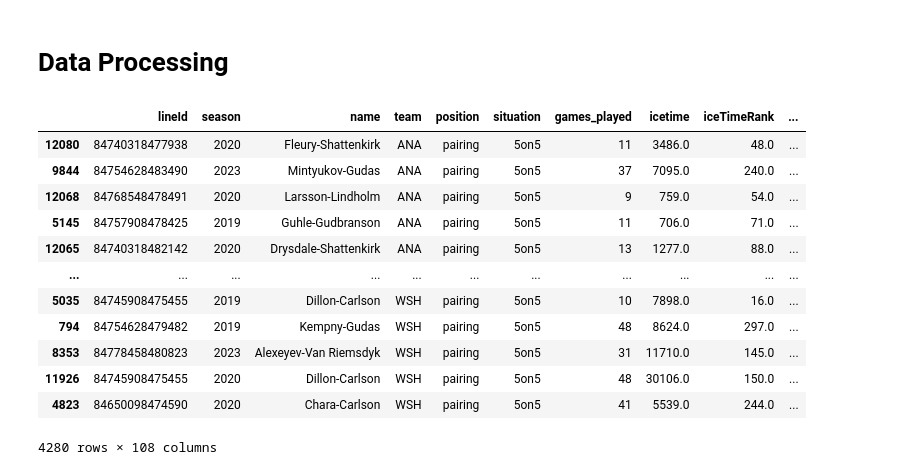
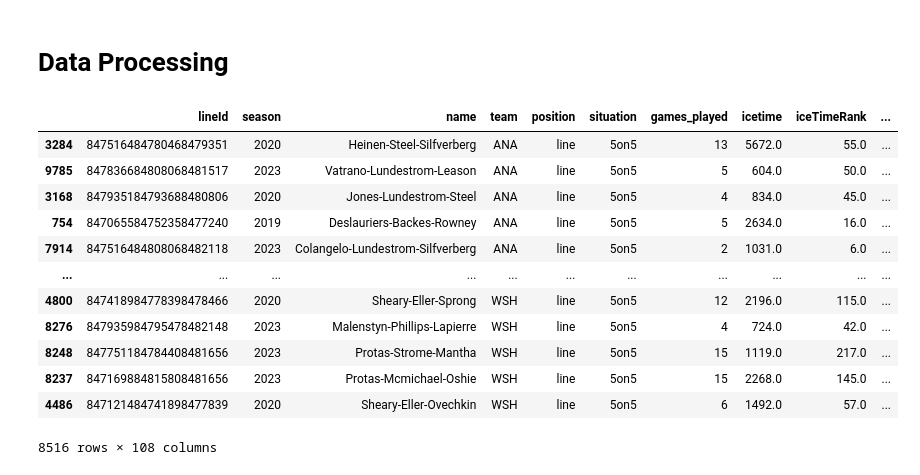
Before and after one commit to emrkel/NHL-Line-Optimisation, a Jupyter notebook: dataWrangling.ipynb, the cells around one changed output. Saved outputs shown, nothing was run; the diff lists cells and outputs as text; code cells hidden in the pictures.

```diff
--- a/dataWrangling.ipynb
+++ b/dataWrangling.ipynb
@@ -253,21 +271,21 @@ teams
 # %%
 # LINES
 
 forwardLines = lines[lines['position'] == 'line']
 dpairings = lines[lines['position'] == 'pairing']
 
-dpairings
+forwardLines
 # %% [output]
 |  | lineId | season | name | team | position | situation | games_played | icetime | iceTimeRank | ... |
-| 12080 | 84740318477938 | 2020 | Fleury-Shattenkirk | ANA | pairing | 5on5 | 11 | 3486.0 | 48.0 | ... |
-| 9844 | 84754628483490 | 2023 | Mintyukov-Gudas | ANA | pairing | 5on5 | 37 | 7095.0 | 240.0 | ... |
-| 12068 | 84768548478491 | 2020 | Larsson-Lindholm | ANA | pairing | 5on5 | 9 | 759.0 | 54.0 | ... |
-| 5145 | 84757908478425 | 2019 | Guhle-Gudbranson | ANA | pairing | 5on5 | 11 | 706.0 | 71.0 | ... |
-| 12065 | 84740318482142 | 2020 | Drysdale-Shattenkirk | ANA | pairing | 5on5 | 13 | 1277.0 | 88.0 | ... |
+| 3284 | 847516484780468479351 | 2020 | Heinen-Steel-Silfverberg | ANA | line | 5on5 | 13 | 5672.0 | 55.0 | ... |
+| 9785 | 847836684808068481517 | 2023 | Vatrano-Lundestrom-Leason | ANA | line | 5on5 | 5 | 604.0 | 50.0 | ... |
+| 3168 | 847935184793688480806 | 2020 | Jones-Lundestrom-Steel | ANA | line | 5on5 | 4 | 834.0 | 45.0 | ... |
+| 754 | 847065584752358477240 | 2019 | Deslauriers-Backes-Rowney | ANA | line | 5on5 | 5 | 2634.0 | 16.0 | ... |
+| 7914 | 847516484808068482118 | 2023 | Colangelo-Lundestrom-Silfverberg | ANA | line | 5on5 | 2 | 1031.0 | 6.0 | ... |
 | ... | ... | ... | ... | ... | ... | ... | ... | ... | ... | ... |
-| 5035 | 84745908475455 | 2019 | Dillon-Carlson | WSH | pairing | 5on5 | 10 | 7898.0 | 16.0 | ... |
-| 794 | 84754628479482 | 2019 | Kempny-Gudas | WSH | pairing | 5on5 | 48 | 8624.0 | 297.0 | ... |
-| 8353 | 84778458480823 | 2023 | Alexeyev-Van Riemsdyk | WSH | pairing | 5on5 | 31 | 11710.0 | 145.0 | ... |
-| 11926 | 84745908475455 | 2020 | Dillon-Carlson | WSH | pairing | 5on5 | 48 | 30106.0 | 150.0 | ... |
-| 4823 | 84650098474590 | 2020 | Chara-Carlson | WSH | pairing | 5on5 | 41 | 5539.0 | 244.0 | ... |
+| 4800 | 847418984778398478466 | 2020 | Sheary-Eller-Sprong | WSH | line | 5on5 | 12 | 2196.0 | 115.0 | ... |
+| 8276 | 847935984795478482148 | 2023 | Malenstyn-Phillips-Lapierre | WSH | line | 5on5 | 4 | 724.0 | 42.0 | ... |
+| 8248 | 847751184784408481656 | 2023 | Protas-Strome-Mantha | WSH | line | 5on5 | 15 | 1119.0 | 217.0 | ... |
+| 8237 | 847169884815808481656 | 2023 | Protas-Mcmichael-Oshie | WSH | line | 5on5 | 15 | 2268.0 | 145.0 | ... |
+| 4486 | 847121484741898477839 | 2020 | Sheary-Eller-Ovechkin | WSH | line | 5on5 | 6 | 1492.0 | 57.0 | ... |
-4280 rows × 108 columns
+8516 rows × 108 columns
```
Also changed, not shown: parts of 8 cells of this notebook.
